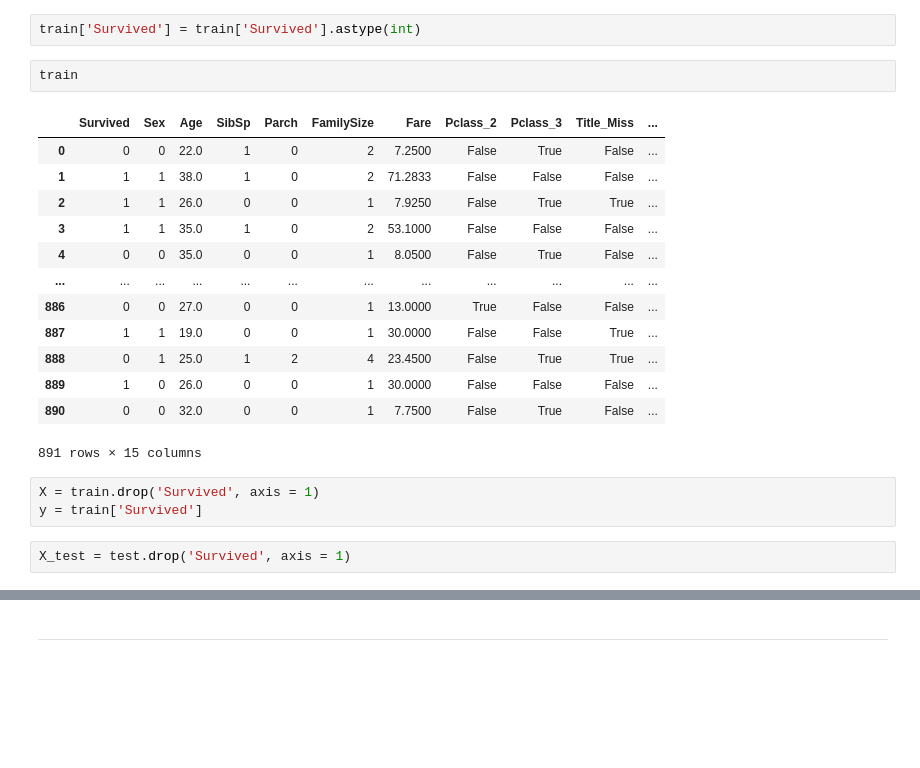
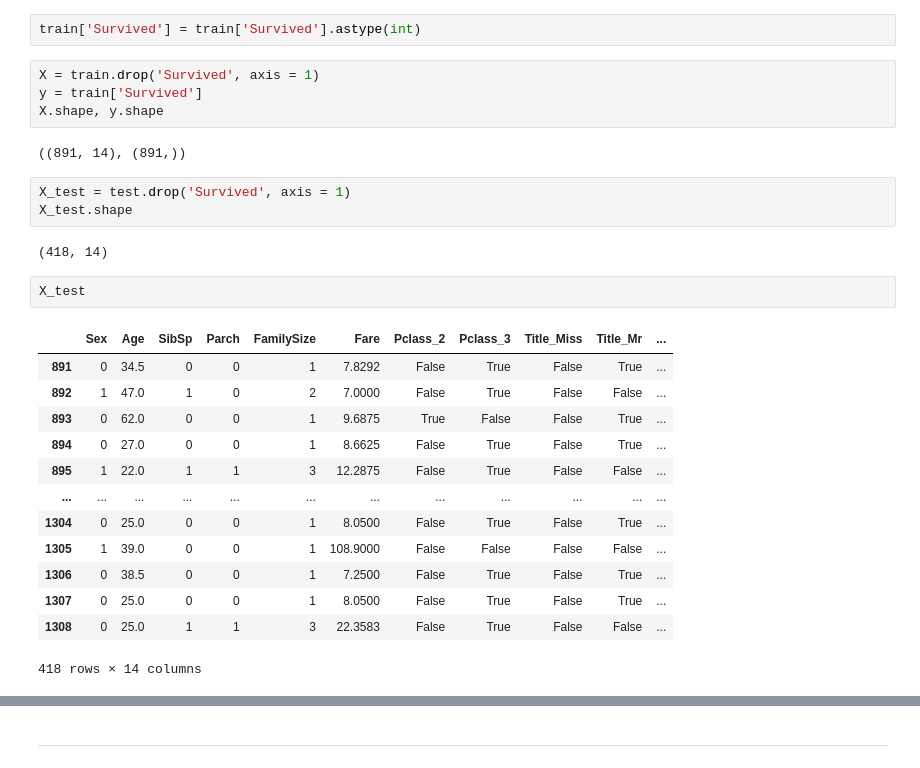
Before and after one commit to rvanguita/DataScientists, a Jupyter notebook: Projects/Kaggle/Titanic/youtube.ipynb, the cells around one changed output, grey strips where cells are left out. Drawn from its saved outputs; the diff is of its cells as text; blank space fills up the shorter version.

```diff
--- a/Projects/Kaggle/Titanic/youtube.ipynb
+++ b/Projects/Kaggle/Titanic/youtube.ipynb
@@ -754,23 +660,29 @@ test
 # %%
 train['Survived'] = train['Survived'].astype(int)
-# %%
-train
-# %% [output]
-|  | Survived | Sex | Age | SibSp | Parch | FamilySize | Fare | Pclass_2 | Pclass_3 | Title_Miss | ... |
-| 0 | 0 | 0 | 22.0 | 1 | 0 | 2 | 7.2500 | False | True | False | ... |
-| 1 | 1 | 1 | 38.0 | 1 | 0 | 2 | 71.2833 | False | False | False | ... |
-| 2 | 1 | 1 | 26.0 | 0 | 0 | 1 | 7.9250 | False | True | True | ... |
-| 3 | 1 | 1 | 35.0 | 1 | 0 | 2 | 53.1000 | False | False | False | ... |
-| 4 | 0 | 0 | 35.0 | 0 | 0 | 1 | 8.0500 | False | True | False | ... |
-| ... | ... | ... | ... | ... | ... | ... | ... | ... | ... | ... | ... |
-| 886 | 0 | 0 | 27.0 | 0 | 0 | 1 | 13.0000 | True | False | False | ... |
-| 887 | 1 | 1 | 19.0 | 0 | 0 | 1 | 30.0000 | False | False | True | ... |
-| 888 | 0 | 1 | 25.0 | 1 | 2 | 4 | 23.4500 | False | True | True | ... |
-| 889 | 1 | 0 | 26.0 | 0 | 0 | 1 | 30.0000 | False | False | False | ... |
-| 890 | 0 | 0 | 32.0 | 0 | 0 | 1 | 7.7500 | False | True | False | ... |
-891 rows × 15 columns
 # %%
 X = train.drop('Survived', axis = 1)
 y = train['Survived']
+X.shape, y.shape
+# %% [output]
+((891, 14), (891,))
 # %%
 X_test = test.drop('Survived', axis = 1)
+X_test.shape
+# %% [output]
+(418, 14)
+# %%
+X_test
+# %% [output]
+|  | Sex | Age | SibSp | Parch | FamilySize | Fare | Pclass_2 | Pclass_3 | Title_Miss | Title_Mr | ... |
+| 891 | 0 | 34.5 | 0 | 0 | 1 | 7.8292 | False | True | False | True | ... |
+| 892 | 1 | 47.0 | 1 | 0 | 2 | 7.0000 | False | True | False | False | ... |
+| 893 | 0 | 62.0 | 0 | 0 | 1 | 9.6875 | True | False | False | True | ... |
+| 894 | 0 | 27.0 | 0 | 0 | 1 | 8.6625 | False | True | False | True | ... |
+| 895 | 1 | 22.0 | 1 | 1 | 3 | 12.2875 | False | True | False | False | ... |
+| ... | ... | ... | ... | ... | ... | ... | ... | ... | ... | ... | ... |
+| 1304 | 0 | 25.0 | 0 | 0 | 1 | 8.0500 | False | True | False | True | ... |
+| 1305 | 1 | 39.0 | 0 | 0 | 1 | 108.9000 | False | False | False | False | ... |
+| 1306 | 0 | 38.5 | 0 | 0 | 1 | 7.2500 | False | True | False | True | ... |
+| 1307 | 0 | 25.0 | 0 | 0 | 1 | 8.0500 | False | True | False | True | ... |
+| 1308 | 0 | 25.0 | 1 | 1 | 3 | 22.3583 | False | True | False | False | ... |
+418 rows × 14 columns
```
Also changed, not shown: parts of 14 cells of this notebook, 2 other files.
